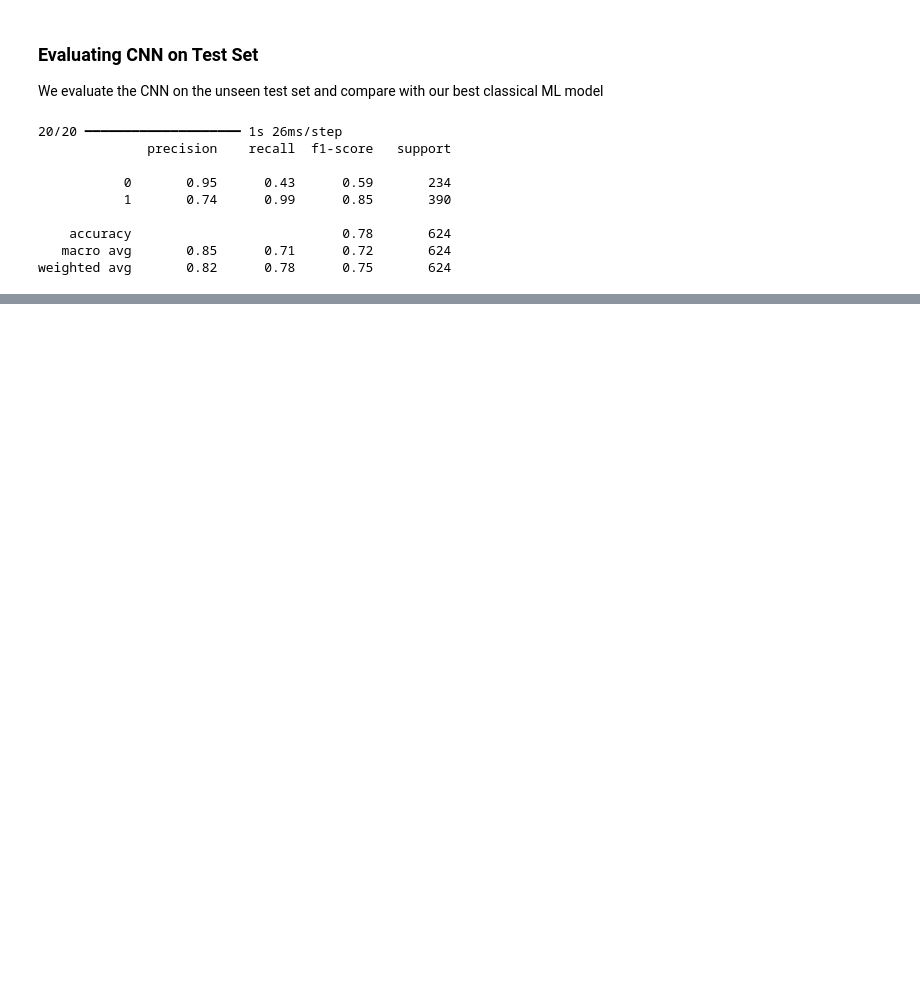
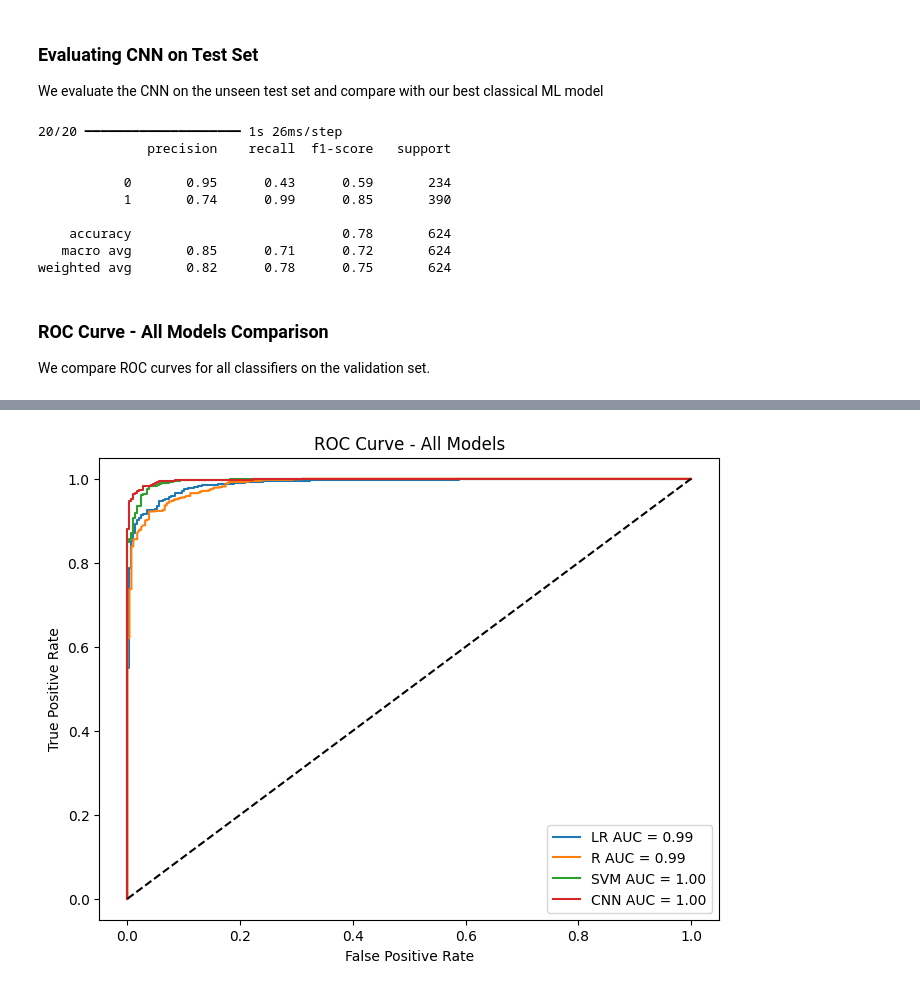
Before and after one commit to eliezaylaa/zoidberg, a Jupyter notebook: chest_Xray/zoidberg.ipynb, the cells around one changed output, grey strips where cells are left out. Cells and saved outputs as stored; diff of their text form; code cells hidden in the pictures; blank space fills up the shorter version.

Commit message:
feat: add multi-model ROC curve comparison

```diff
--- a/chest_Xray/zoidberg.ipynb
+++ b/chest_Xray/zoidberg.ipynb
@@ -548,3 +548,34 @@ print(classification_report(Y_cnn_test, Y_cnn_pred))
     accuracy                           0.78       624
    macro avg       0.85      0.71      0.72       624
 weighted avg       0.82      0.78      0.75       624
+# %% [markdown]
+### ROC Curve - All Models Comparison
+We compare ROC curves for all classifiers on the validation set.
+# %%
+from sklearn.metrics import roc_curve, roc_auc_score
+import matplotlib.pyplot as plt
+
+lr_prob = best_lr.predict_proba(X_val_pca)[:, 1] if hasattr(best_lr, 'predict_proba') else best_lr.decision_function(X_val_pca)
+r_prob = best_r.predict_proba(X_val_pca)[:, 1]
+svm_prob = best_svm.predict_proba(X_val_pca)[:, 1]
+cnn_prob = model.predict(X_cnn_val).flatten()
+
+
+fpr_lr, tpr_lr, _ = roc_curve(Y_val, lr_prob)
+fpr_r, tpr_r, _ = roc_curve(Y_val, r_prob)
+fpr_svm, tpr_svm, _ = roc_curve(Y_val, svm_prob)
+fpr_cnn, tpr_cnn, _ = roc_curve(Y_cnn_val, cnn_prob)
+
+
+plt.figure(figsize=(8, 6))
+plt.plot(fpr_lr, tpr_lr, label=f'LR AUC = {roc_auc_score(Y_val, lr_prob):.2f}')
+plt.plot(fpr_r, tpr_r, label=f'RF AUC = {roc_auc_score(Y_val, r_prob):.2f}')
+plt.plot(fpr_svm, tpr_svm, label=f'SVM AUC = {roc_auc_score(Y_val, svm_prob):.2f}')
+plt.plot(fpr_cnn, tpr_cnn, label=f'CNN AUC = {roc_auc_score(Y_cnn_val, cnn_prob):.2f}')
+plt.plot([0, 1], [0, 1], 'k--')
+plt.xlabel('False Positive Rate')
+plt.ylabel('True Positive Rate')
+plt.title('ROC Curve - All Models')
+plt.legend()
+plt.show()
+# %% [output]
@@ -550,0 +583 @@ weighted avg       0.82      0.78      0.75       624
+[figure, added]
```
Also changed, not shown: parts of 1 cell of this notebook.
